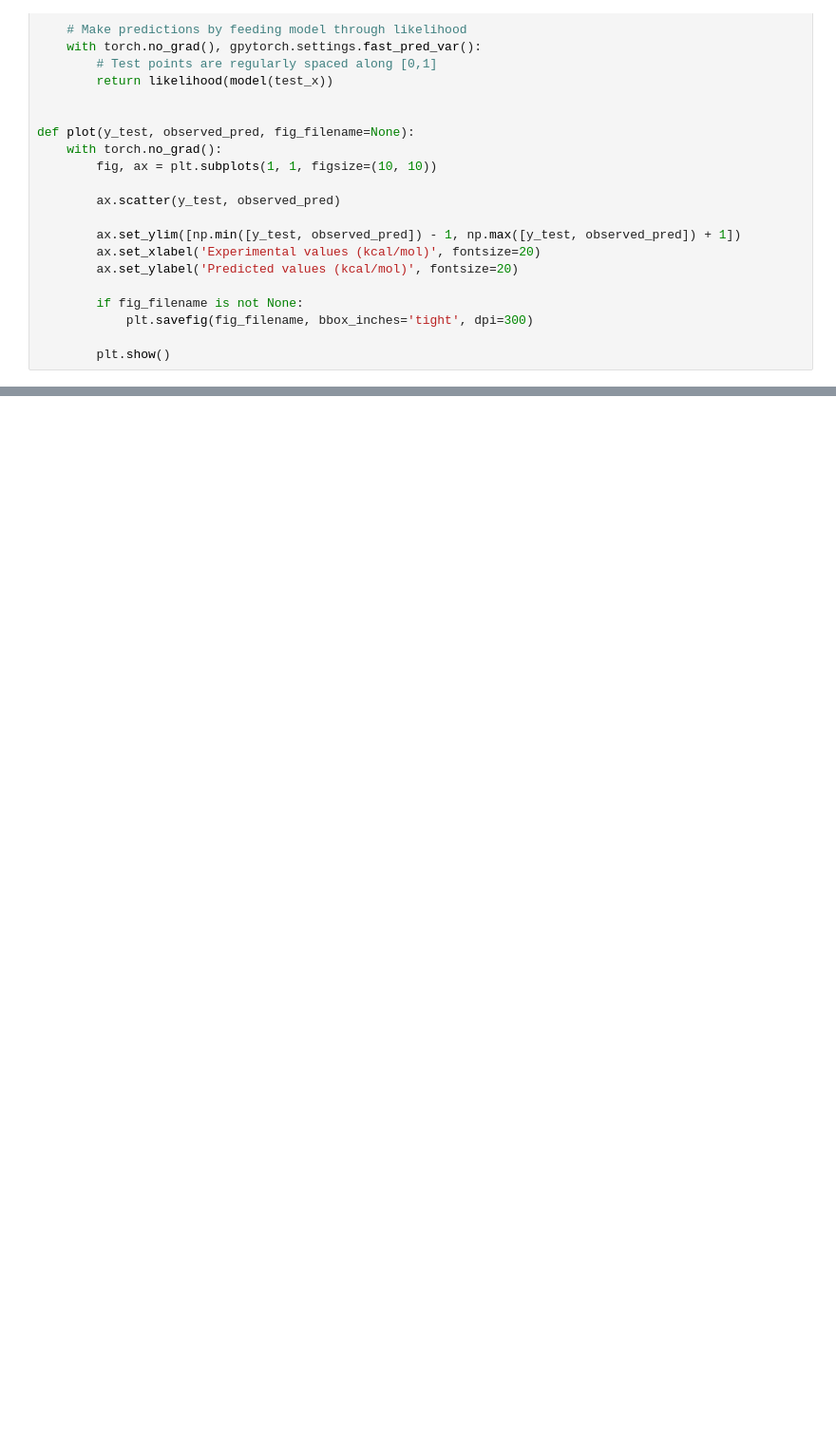
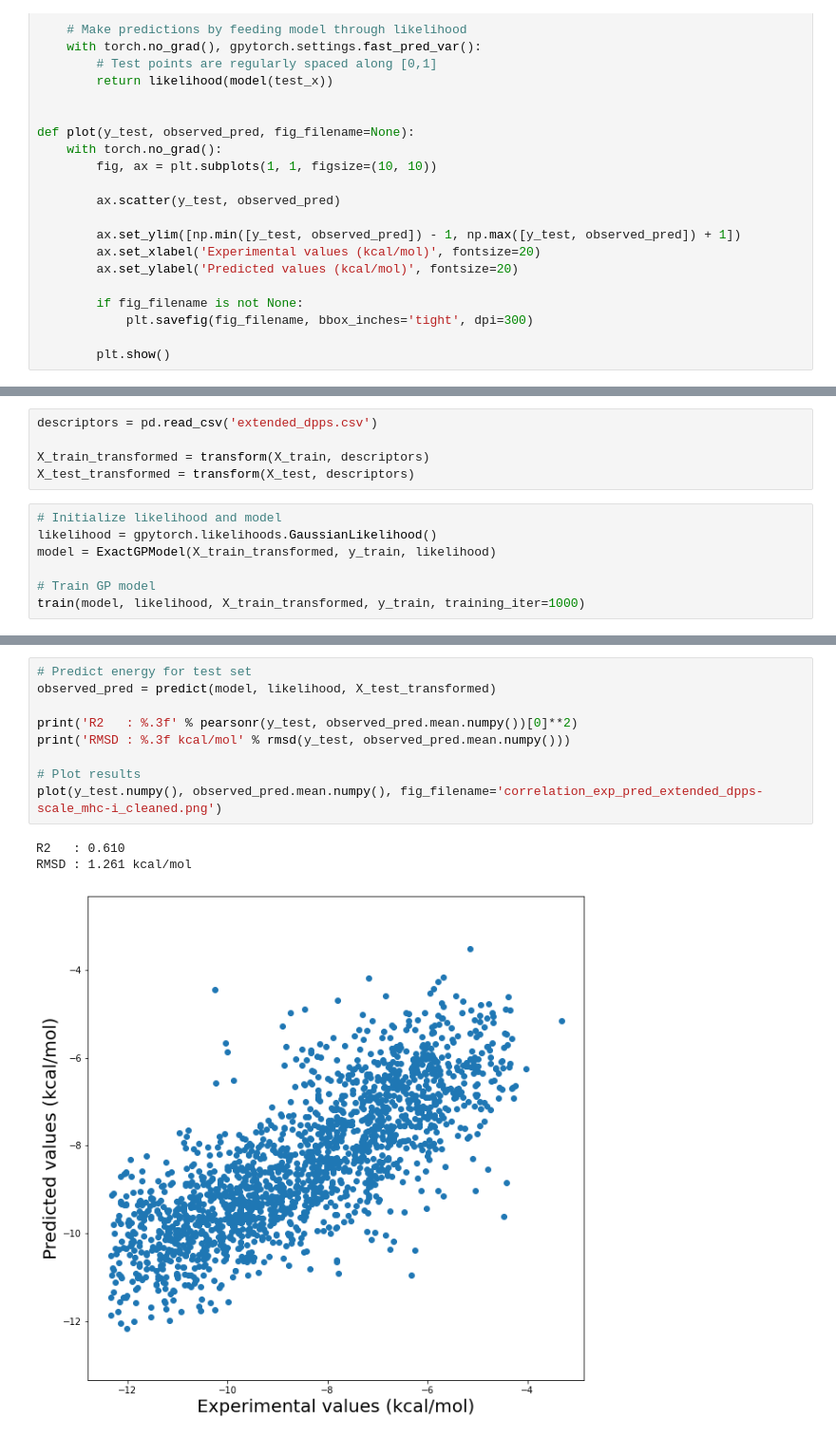
Before and after one commit to jeeberhardt/mobius, a Jupyter notebook: data/mhc/Untitled.ipynb, the cells around one changed output, grey strips where cells are left out. Shown at 95% size. Drawn from its saved outputs; the diff is of its cells as text; blank space fills up the shorter version.

```diff
--- a/data/mhc/Untitled.ipynb
+++ b/data/mhc/Untitled.ipynb
@@ -236,0 +259,12 @@ RMSD : 1.220 kcal/mol
+# %%
+descriptors = pd.read_csv('extended_dpps.csv')
+
+X_train_transformed = transform(X_train, descriptors)
+X_test_transformed = transform(X_test, descriptors)
+# %%
+# Initialize likelihood and model
+likelihood = gpytorch.likelihoods.GaussianLikelihood()
+model = ExactGPModel(X_train_transformed, y_train, likelihood)
+
+# Train GP model
+train(model, likelihood, X_train_transformed, y_train, training_iter=1000)
@@ -236,0 +289,13 @@ RMSD : 1.220 kcal/mol
+# %%
+# Predict energy for test set
+observed_pred = predict(model, likelihood, X_test_transformed)
+
+print('R2   : %.3f' % pearsonr(y_test, observed_pred.mean.numpy())[0]**2)
+print('RMSD : %.3f kcal/mol' % rmsd(y_test, observed_pred.mean.numpy()))
+
+# Plot results
+plot(y_test.numpy(), observed_pred.mean.numpy(), fig_filename='correlation_exp_pred_extended_dpps-scale_mhc-i_cleaned.png')
+# %% [output]
+R2   : 0.610
+RMSD : 1.261 kcal/mol
+[figure, added]
```
Also changed, not shown: parts of 40 cells of this notebook, 6 other files.
